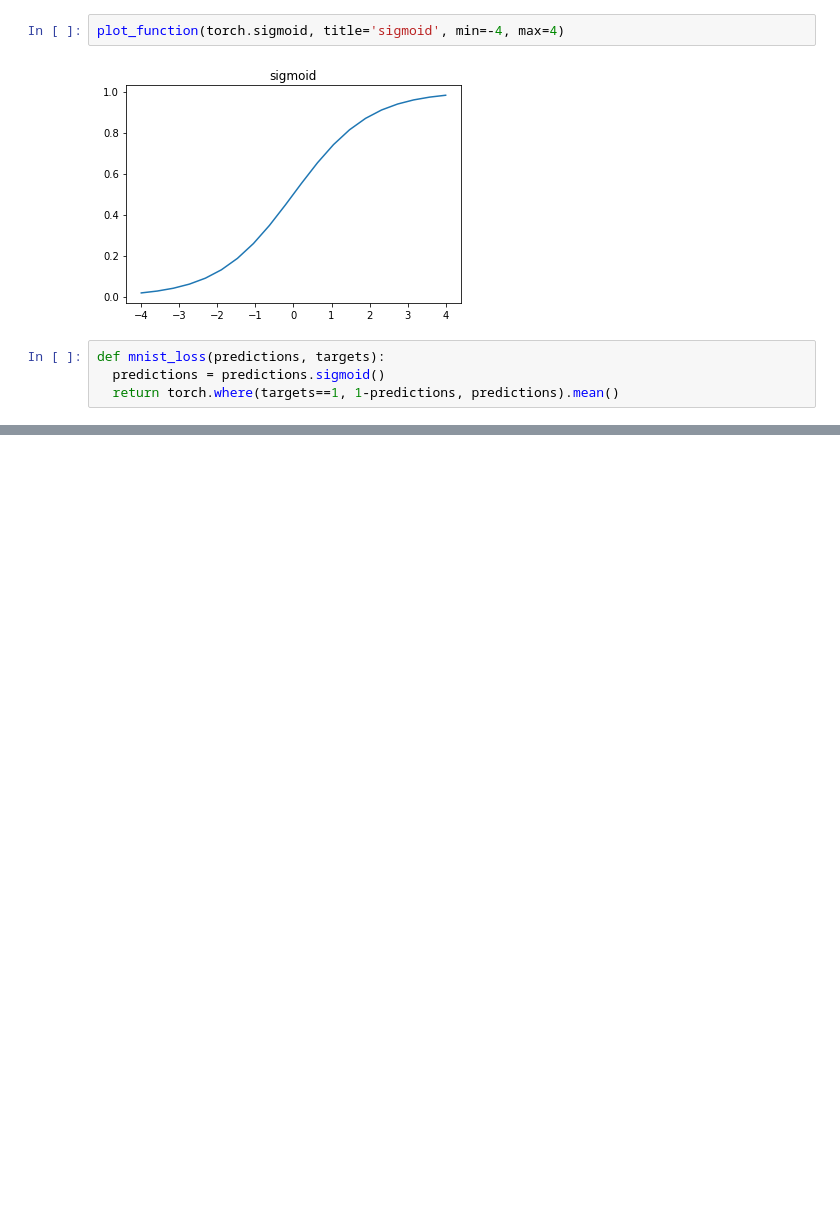
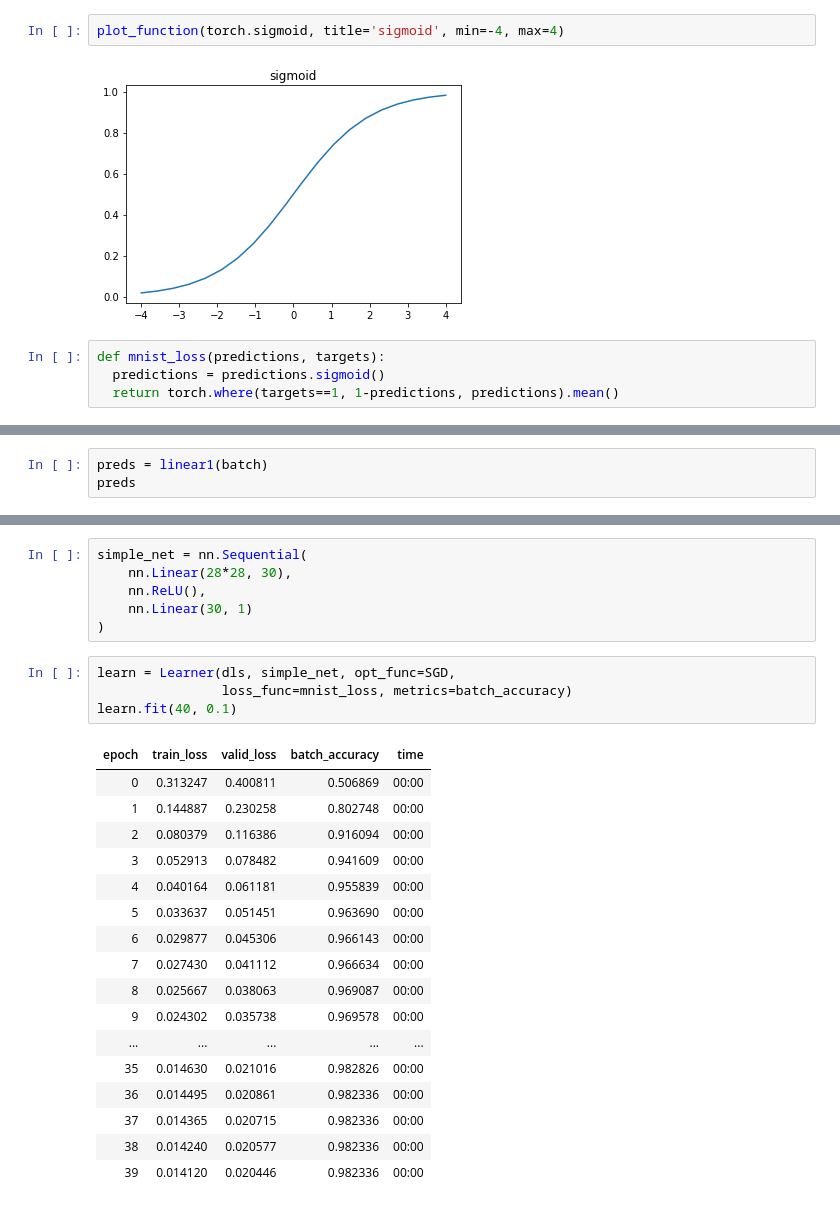
Before and after one commit to satani99/practical_deep_learning_for_coders, a Jupyter notebook: fast_ai_4.ipynb, the cells around one changed output, grey strips where cells are left out. Drawn from its saved outputs; the diff is of its cells as text; blank space fills up the shorter version.

```diff
--- a/fast_ai_4.ipynb
+++ b/fast_ai_4.ipynb
@@ -386,0 +426,3 @@ def mnist_loss(predictions, targets):
+# %%
+preds = linear1(batch)
+preds
@@ -386,0 +583,28 @@ def mnist_loss(predictions, targets):
+# %%
+simple_net = nn.Sequential(
+    nn.Linear(28*28, 30),
+    nn.ReLU(),
+    nn.Linear(30, 1)
+)
+# %%
+learn = Learner(dls, simple_net, opt_func=SGD,
+                loss_func=mnist_loss, metrics=batch_accuracy)
+learn.fit(40, 0.1)
+# %% [output]
+| epoch | train_loss | valid_loss | batch_accuracy | time |
+| 0 | 0.313247 | 0.400811 | 0.506869 | 00:00 |
+| 1 | 0.144887 | 0.230258 | 0.802748 | 00:00 |
+| 2 | 0.080379 | 0.116386 | 0.916094 | 00:00 |
+| 3 | 0.052913 | 0.078482 | 0.941609 | 00:00 |
+| 4 | 0.040164 | 0.061181 | 0.955839 | 00:00 |
+| 5 | 0.033637 | 0.051451 | 0.963690 | 00:00 |
+| 6 | 0.029877 | 0.045306 | 0.966143 | 00:00 |
+| 7 | 0.027430 | 0.041112 | 0.966634 | 00:00 |
+| 8 | 0.025667 | 0.038063 | 0.969087 | 00:00 |
+| 9 | 0.024302 | 0.035738 | 0.969578 | 00:00 |
+| ... | ... | ... | ... | ... |
+| 35 | 0.014630 | 0.021016 | 0.982826 | 00:00 |
+| 36 | 0.014495 | 0.020861 | 0.982336 | 00:00 |
+| 37 | 0.014365 | 0.020715 | 0.982336 | 00:00 |
+| 38 | 0.014240 | 0.020577 | 0.982336 | 00:00 |
+| 39 | 0.014120 | 0.020446 | 0.982336 | 00:00 |
```
Also changed, not shown: parts of 46 cells of this notebook.
